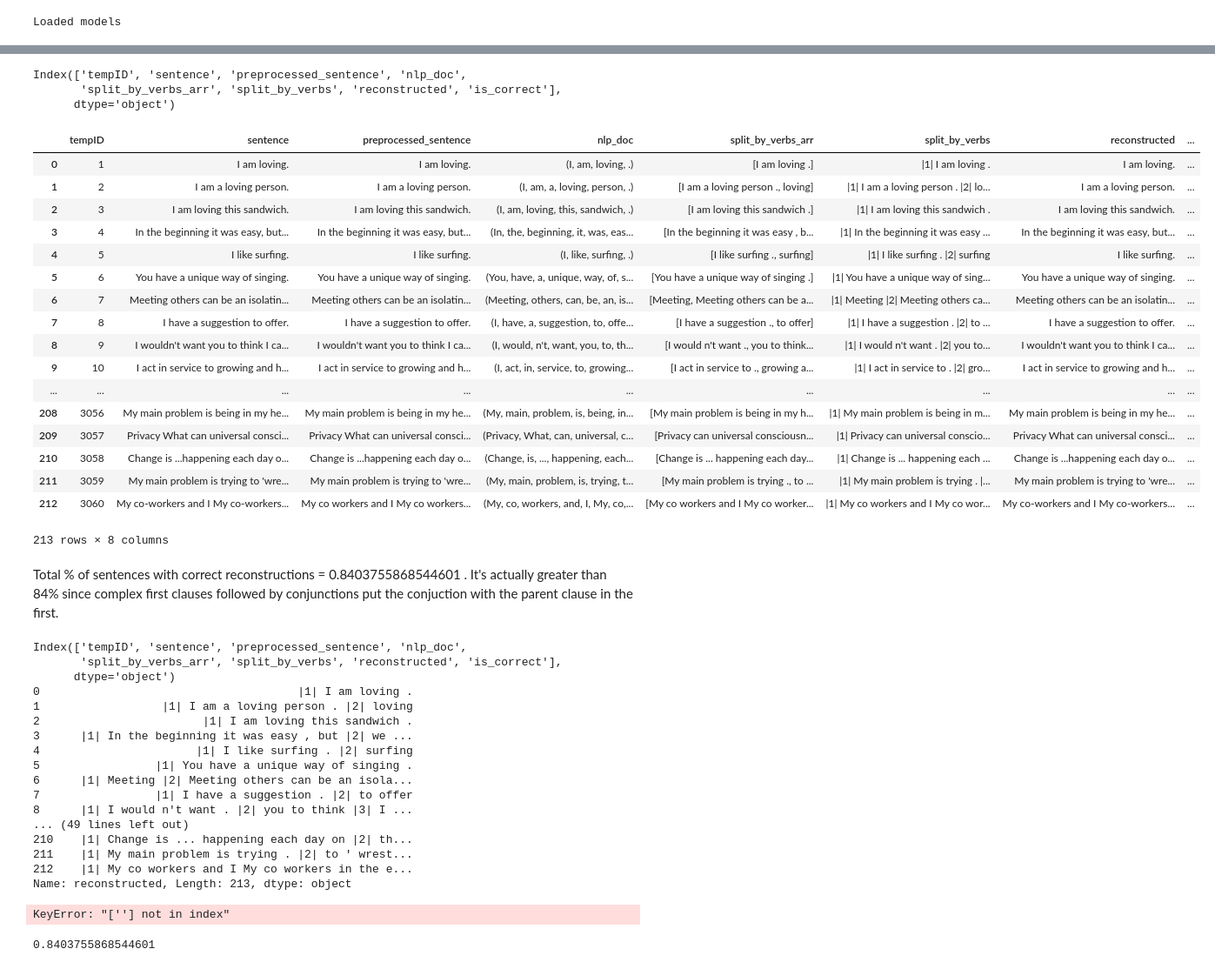
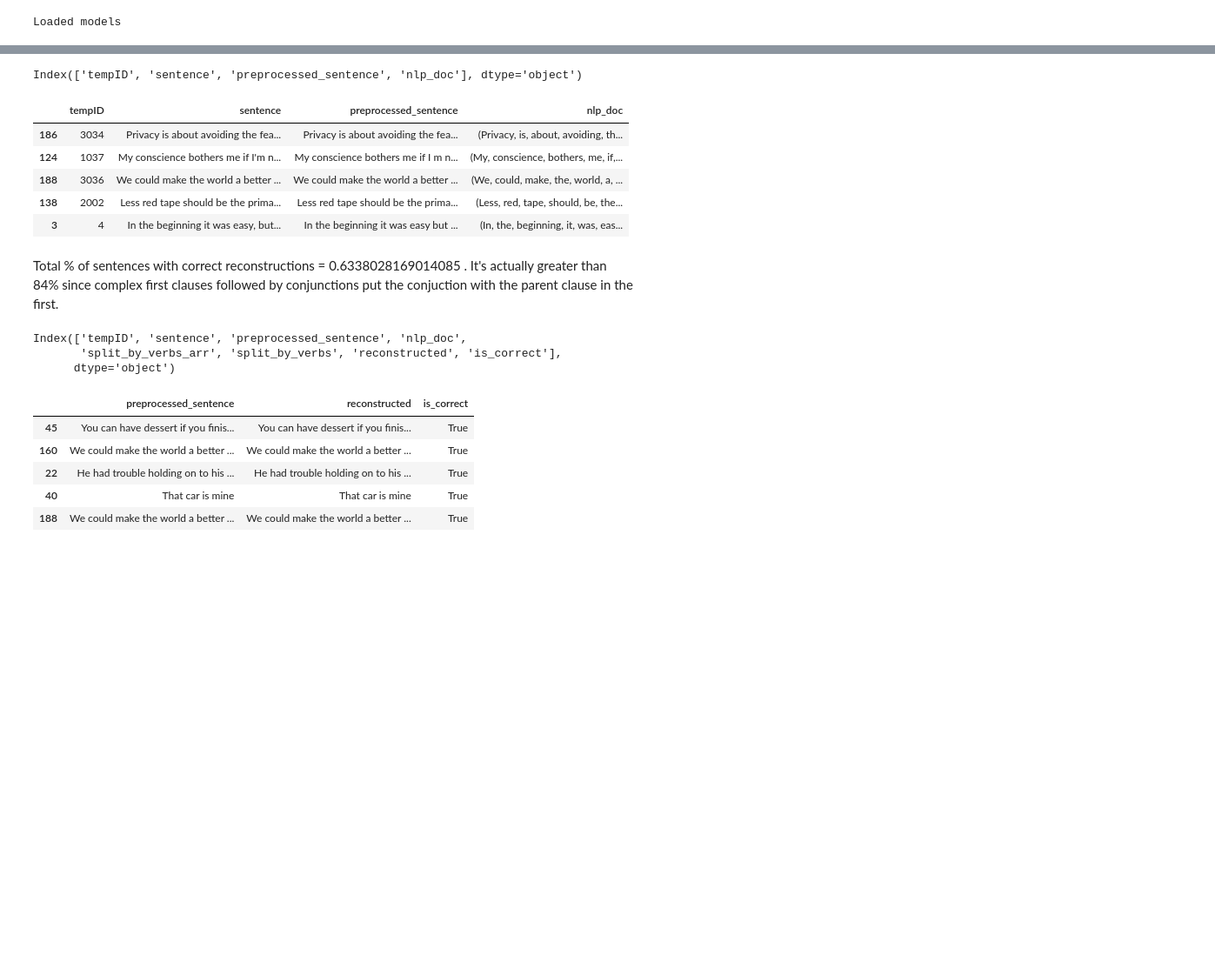
Before and after one commit to sv9388/active_passive, a Jupyter notebook: cluase_parser.ipynb, the cells around one changed output, grey strips where cells are left out. Shown at 87% size. Saved outputs shown, nothing was run; the diff lists cells and outputs as text; code cells hidden in the pictures; blank space fills up the shorter version.

```diff
--- a/cluase_parser.ipynb
+++ b/cluase_parser.ipynb
@@ -280,9 +270,9 @@ Index(['tempID', 'sentence'], dtype='object')
 # %%
 import re, html
-PATTERN = "[^a-zA-Z0-9_\s\.',\?;]+"
+PATTERN = "[^a-zA-Z0-9\s]+"
 rgx = re.compile(PATTERN, re.IGNORECASE)
 
 df['preprocessed_sentence'] = df['sentence'].apply(lambda ip : re.sub('\s+', ' ', rgx.sub(' ', html.unescape(ip))))
 print(df.columns)
-df
+df.sample(frac=1).head()
 # %% [output]
@@ -310,31 +286,17 @@ Index(['tempID', 'sentence', 'preprocessed_sentence', 'nlp_doc',
 # %%
 df['nlp_doc'] = df['preprocessed_sentence'].apply(lambda ip : nlp(ip))
 print(df.columns)
-df
+df.sample(frac=1).head()
 # %% [output]
-Index(['tempID', 'sentence', 'preprocessed_sentence', 'nlp_doc',
-       'split_by_verbs_arr', 'split_by_verbs', 'reconstructed', 'is_correct'],
-      dtype='object')
+Index(['tempID', 'sentence', 'preprocessed_sentence', 'nlp_doc'], dtype='object')
-|  | tempID | sentence | preprocessed_sentence | nlp_doc | split_by_verbs_arr | split_by_verbs | reconstructed | ... |
-| 0 | 1 | I am loving. | I am loving. | (I, am, loving, .) | [I am loving .] | |1| I am loving . | I am loving. | ... |
-| 1 | 2 | I am a loving person. | I am a loving person. | (I, am, a, loving, person, .) | [I am a loving person ., loving] | |1| I am a loving person . |2| lo... | I am a loving person. | ... |
-| 2 | 3 | I am loving this sandwich. | I am loving this sandwich. | (I, am, loving, this, sandwich, .) | [I am loving this sandwich .] | |1| I am loving this sandwich . | I am loving this sandwich. | ... |
-| 3 | 4 | In the beginning it was easy, but... | In the beginning it was easy, but... | (In, the, beginning, it, was, eas... | [In the beginning it was easy , b... | |1| In the beginning it was easy ... | In the beginning it was easy, but... | ... |
-| 4 | 5 | I like surfing. | I like surfing. | (I, like, surfing, .) | [I like surfing ., surfing] | |1| I like surfing . |2| surfing | I like surfing. | ... |
-| 5 | 6 | You have a unique way of singing. | You have a unique way of singing. | (You, have, a, unique, way, of, s... | [You have a unique way of singing .] | |1| You have a unique way of sing... | You have a unique way of singing. | ... |
-| 6 | 7 | Meeting others can be an isolatin... | Meeting others can be an isolatin... | (Meeting, others, can, be, an, is... | [Meeting, Meeting others can be a... | |1| Meeting |2| Meeting others ca... | Meeting others can be an isolatin... | ... |
-| 7 | 8 | I have a suggestion to offer. | I have a suggestion to offer. | (I, have, a, suggestion, to, offe... | [I have a suggestion ., to offer] | |1| I have a suggestion . |2| to ... | I have a suggestion to offer. | ... |
-| 8 | 9 | I wouldn't want you to think I ca... | I wouldn't want you to think I ca... | (I, would, n't, want, you, to, th... | [I would n't want ., you to think... | |1| I would n't want . |2| you to... | I wouldn't want you to think I ca... | ... |
-| 9 | 10 | I act in service to growing and h... | I act in service to growing and h... | (I, act, in, service, to, growing... | [I act in service to ., growing a... | |1| I act in service to . |2| gro... | I act in service to growing and h... | ... |
-| ... | ... | ... | ... | ... | ... | ... | ... | ... |
-| 208 | 3056 | My main problem is being in my he... | My main problem is being in my he... | (My, main, problem, is, being, in... | [My main problem is being in my h... | |1| My main problem is being in m... | My main problem is being in my he... | ... |
-| 209 | 3057 | Privacy What can universal consci... | Privacy What can universal consci... | (Privacy, What, can, universal, c... | [Privacy can universal consciousn... | |1| Privacy can universal conscio... | Privacy What can universal consci... | ... |
-| 210 | 3058 | Change is ...happening each day o... | Change is ...happening each day o... | (Change, is, ..., happening, each... | [Change is ... happening each day... | |1| Change is ... happening each ... | Change is ...happening each day o... | ... |
-| 211 | 3059 | My main problem is trying to 'wre... | My main problem is trying to 'wre... | (My, main, problem, is, trying, t... | [My main problem is trying ., to ... | |1| My main problem is trying . |... | My main problem is trying to 'wre... | ... |
-| 212 | 3060 | My co-workers and I My co-workers... | My co workers and I My co workers... | (My, co, workers, and, I, My, co,... | [My co workers and I My co worker... | |1| My co workers and I My co wor... | My co-workers and I My co-workers... | ... |
+|  | tempID | sentence | preprocessed_sentence | nlp_doc |
+| 186 | 3034 | Privacy is about avoiding the fea... | Privacy is about avoiding the fea... | (Privacy, is, about, avoiding, th... |
+| 124 | 1037 | My conscience bothers me if I'm n... | My conscience bothers me if I m n... | (My, conscience, bothers, me, if,... |
+| 188 | 3036 | We could make the world a better ... | We could make the world a better ... | (We, could, make, the, world, a, ... |
+| 138 | 2002 | Less red tape should be the prima... | Less red tape should be the prima... | (Less, red, tape, should, be, the... |
+| 3 | 4 | In the beginning it was easy, but... | In the beginning it was easy but ... | (In, the, beginning, it, was, eas... |
-213 rows × 8 columns
 # %% [markdown]
-Total % of sentences with correct reconstructions =  0.8403755868544601 . It's actually greater than 84% since complex first clauses followed by conjunctions put the conjuction with the parent clause in the first.
+Total % of sentences with correct reconstructions =  0.6338028169014085 . It's actually greater than 84% since complex first clauses followed by conjunctions put the conjuction with the parent clause in the first.
 # %%
 def flatten_list(l):
     flat_list = [item for sublist in l for item in sublist]
@@ -356,7 +318,9 @@ def postprocess(tokens_arr):
     return tokens_arr
 
 def get_text_from_tokens(tokens_arr):
-    return ' '.join([x.text for x in tokens_arr])
+    op = ' '.join([x.text for x in tokens_arr])
+    op = op.replace(" nt", "nt").replace(" '", "'")
+    return op
 
 VBZs = []
 def clause_split_by_verbs(doc):
@@ -383,31 +347,17 @@ df['split_by_verbs'] = df['split_by_verbs_arr'].apply(lambda op : ' '.join(["|{}
 print(df.columns)
 df[['tempID', 'sentence', 'split_by_verbs']].to_csv("./output.csv", index = False)
 
-df['reconstructed'] = df['split_by_verbs'].apply(lambda x : re.sub("\s+", " ", re.sub("|\d+|", "", x)))
-print(df.reconstructed)
-df['is_correct'] = df.apply(lambda x : x['preprocessed_sentence'] == x['reconstructed'], axis = 1)
-df[['preprocessed_sentence', 'reconstructed', 'is_correct', '']]
+df['reconstructed'] = df['split_by_verbs'].apply(lambda x : re.sub("\s+", " ", re.sub("\|\d+\|", "", x)))
+df['is_correct'] = df.apply(lambda x : x['preprocessed_sentence'].strip().lower() == x['reconstructed'].strip().lower(), axis = 1)
+df[['preprocessed_sentence', 'reconstructed', 'is_correct']].sample(frac=1).head()
 #print(df[df.is_correct].shape[0]/df.shape[0]) = 82%
 # %% [output]
 Index(['tempID', 'sentence', 'preprocessed_sentence', 'nlp_doc',
        'split_by_verbs_arr', 'split_by_verbs', 'reconstructed', 'is_correct'],
       dtype='object')
-0                                      |1| I am loving .
-1                  |1| I am a loving person . |2| loving
-2                        |1| I am loving this sandwich .
-3      |1| In the beginning it was easy , but |2| we ...
-4                       |1| I like surfing . |2| surfing
-5                 |1| You have a unique way of singing .
-6      |1| Meeting |2| Meeting others can be an isola...
-7                 |1| I have a suggestion . |2| to offer
-8      |1| I would n't want . |2| you to think |3| I ...
-... (49 lines left out)
-210    |1| Change is ... happening each day on |2| th...
-211    |1| My main problem is trying . |2| to ' wrest...
-212    |1| My co workers and I My co workers in the e...
-Name: reconstructed, Length: 213, dtype: object
-KeyError: "[''] not in index"
+|  | preprocessed_sentence | reconstructed | is_correct |
+| 45 | You can have dessert if you finis... | You can have dessert if you finis... | True |
+| 160 | We could make the world a better ... | We could make the world a better ... | True |
+| 22 | He had trouble holding on to his ... | He had trouble holding on to his ... | True |
+| 40 | That car is mine | That car is mine | True |
+| 188 | We could make the world a better ... | We could make the world a better ... | True |
-# %%
-print(df[df.is_correct].shape[0]/df.shape[0])
-# %% [output]
-0.8403755868544601
```
Also changed, not shown: parts of 3 cells of this notebook.
